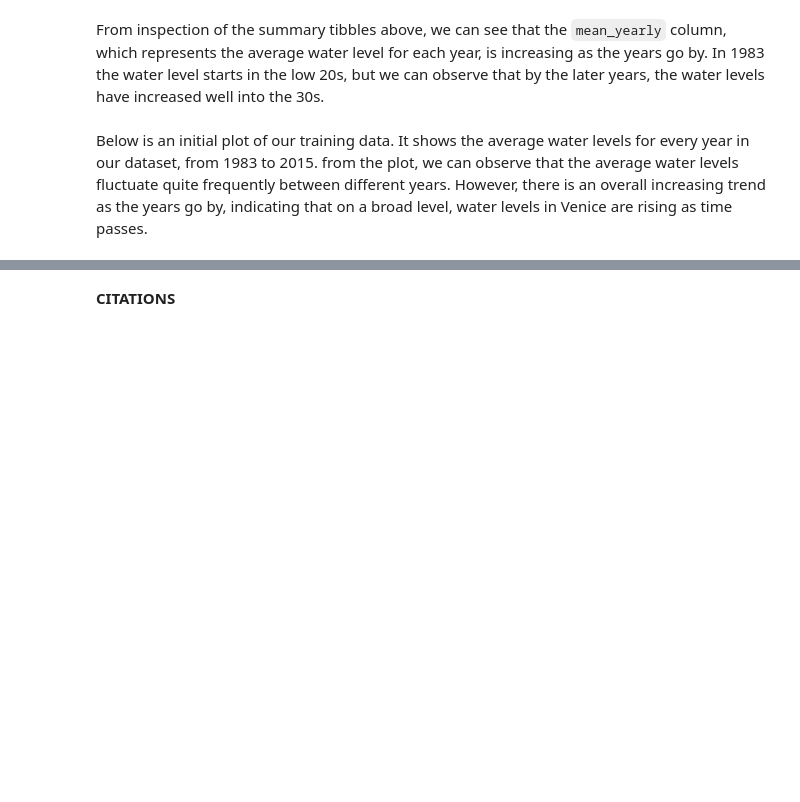
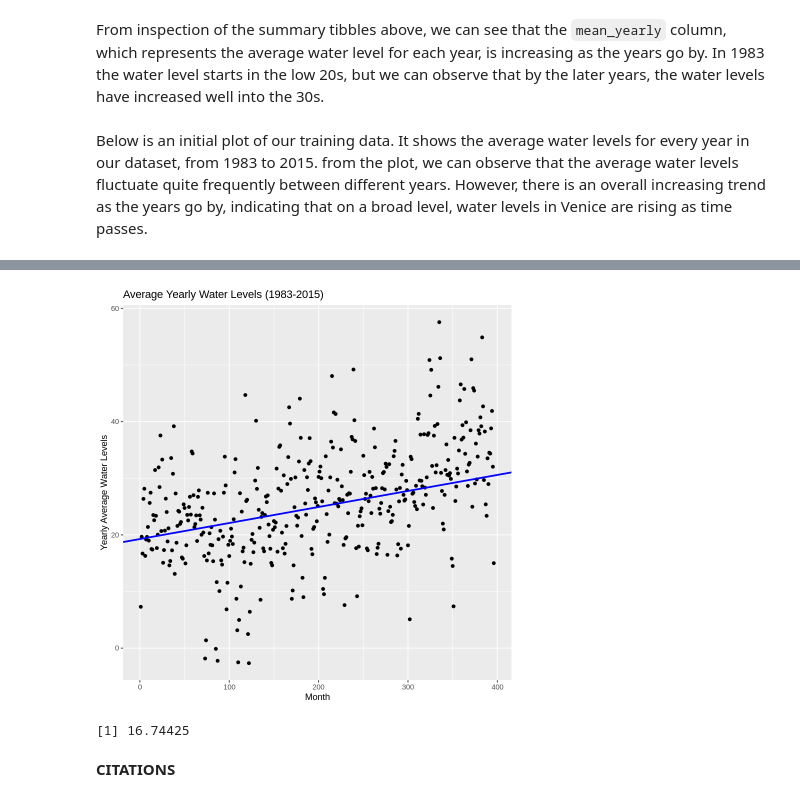
Before and after one commit to Applemyp/dsci100-group36-project, a Jupyter notebook: Group Project Report.ipynb, the cells around one changed output, grey strips where cells are left out. Drawn from its saved outputs; the diff is of its cells as text; code cells hidden in the pictures; blank space fills up the shorter version.

```diff
--- a/Group Project Report.ipynb
+++ b/Group Project Report.ipynb
@@ -204,3 +209,16 @@ Coefficients:
+# %%
+prediction_line<-ggplot(time_series_df, aes(x = Month, y = month_average)) + geom_point()+
+labs( x = "Month", y = "Yearly Average Water Levels", title = "Average Yearly Water Levels (1983-2015)")+
+geom_abline(intercept=19.2681, slope=0.0283, color='blue', lwd=1)
+
+prediction_line
+# %% [output]
+[figure, added]
+# %%
+<-9.298e-0+1.488e+01
+y
+# %% [output]
+[1] 16.74425
 # %% [markdown]
 **CITATIONS**
 # %% [markdown]
```
Also changed, not shown: parts of 8 cells of this notebook.
